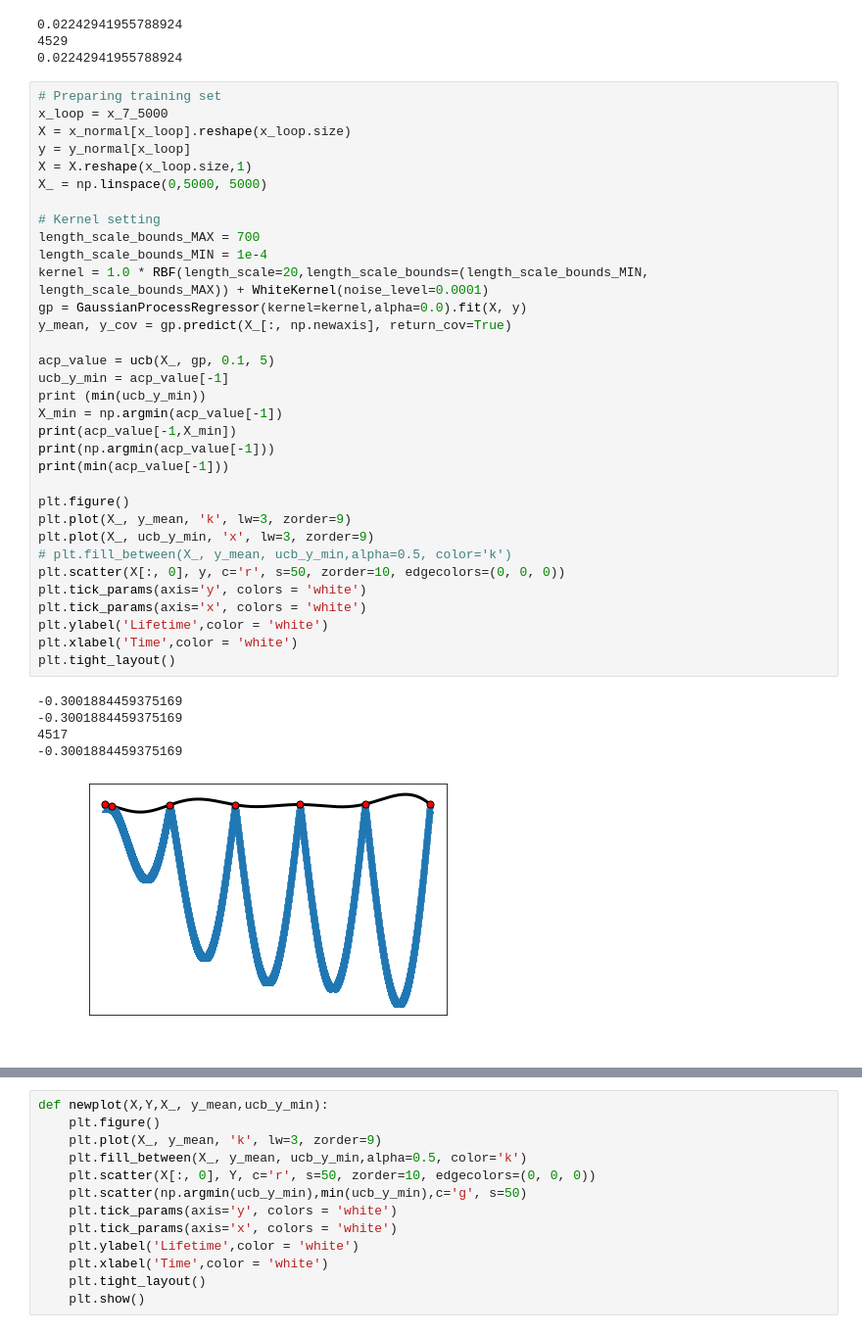
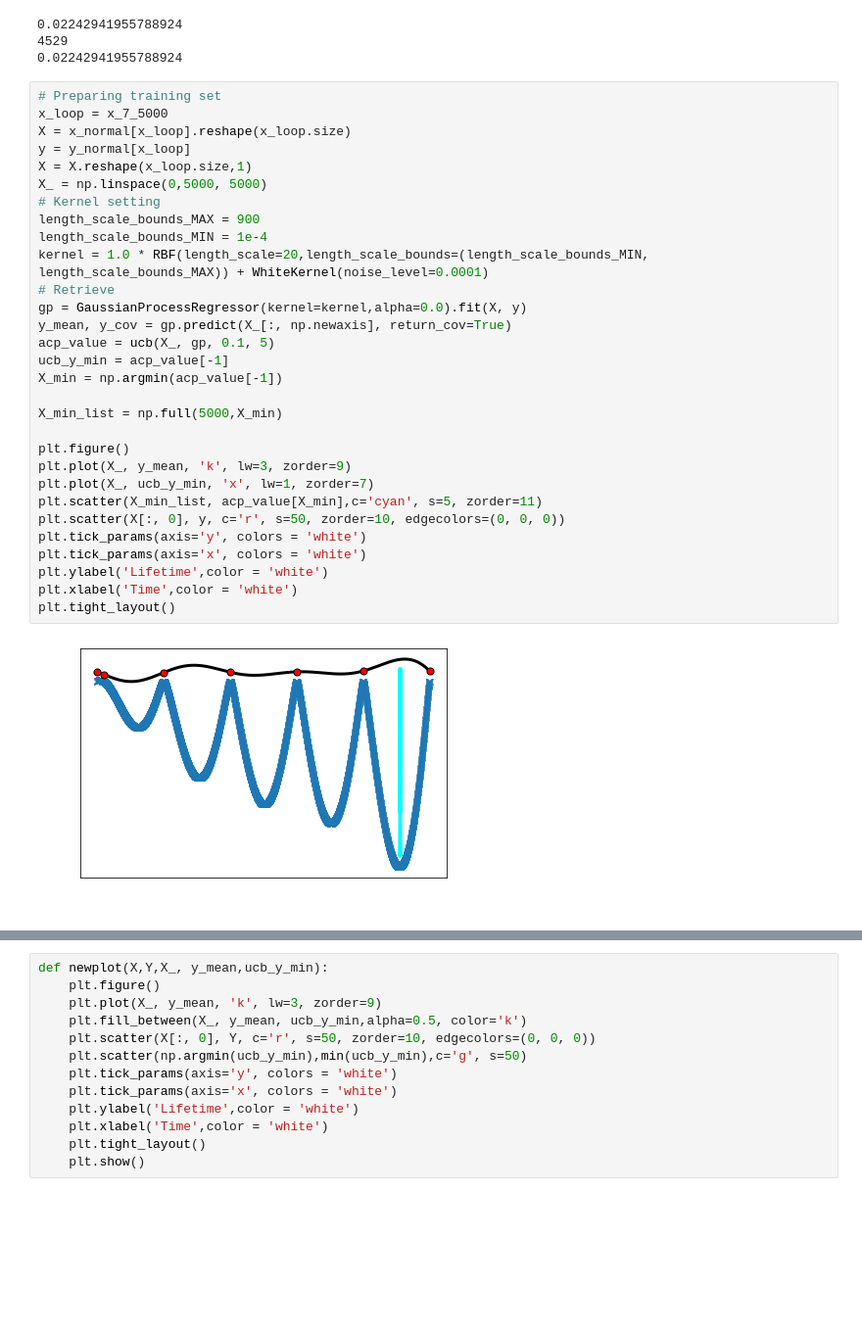
Before and after one commit to michelleliu1027/Bayesian_PV, a Jupyter notebook: BO_85.ipynb, the cells around one changed output, grey strips where cells are left out. Shown at 98% size. Drawn from its saved outputs; the diff is of its cells as text; blank space fills up the shorter version.

Commit message:
gp trained with full data

```diff
--- a/BO_85.ipynb
+++ b/BO_85.ipynb
@@ -109,39 +138,32 @@ print(min(acp_value[-1]))
 # %%
 # Preparing training set
 x_loop = x_7_5000
 X = x_normal[x_loop].reshape(x_loop.size)
 y = y_normal[x_loop]
 X = X.reshape(x_loop.size,1)
 X_ = np.linspace(0,5000, 5000)
-
 # Kernel setting
-length_scale_bounds_MAX = 700
+length_scale_bounds_MAX = 900
 length_scale_bounds_MIN = 1e-4
 kernel = 1.0 * RBF(length_scale=20,length_scale_bounds=(length_scale_bounds_MIN, length_scale_bounds_MAX)) + WhiteKernel(noise_level=0.0001)
+# Retrieve
 gp = GaussianProcessRegressor(kernel=kernel,alpha=0.0).fit(X, y)
 y_mean, y_cov = gp.predict(X_[:, np.newaxis], return_cov=True)
-
 acp_value = ucb(X_, gp, 0.1, 5)
 ucb_y_min = acp_value[-1]
-print (min(ucb_y_min))
 X_min = np.argmin(acp_value[-1])
-print(acp_value[-1,X_min])
-print(np.argmin(acp_value[-1]))
-print(min(acp_value[-1]))
+
+X_min_list = np.full(5000,X_min)
 
 plt.figure()
 plt.plot(X_, y_mean, 'k', lw=3, zorder=9)
-plt.plot(X_, ucb_y_min, 'x', lw=3, zorder=9)
-# plt.fill_between(X_, y_mean, ucb_y_min,alpha=0.5, color='k')
+plt.plot(X_, ucb_y_min, 'x', lw=1, zorder=7)
+plt.scatter(X_min_list, acp_value[X_min],c='cyan', s=5, zorder=11)
 plt.scatter(X[:, 0], y, c='r', s=50, zorder=10, edgecolors=(0, 0, 0))
 plt.tick_params(axis='y', colors = 'white')
 plt.tick_params(axis='x', colors = 'white')
 plt.ylabel('Lifetime',color = 'white')
 plt.xlabel('Time',color = 'white')
 plt.tight_layout()
 # %% [output]
--0.3001884459375169
--0.3001884459375169
-4517
--0.3001884459375169
-[figure, old version]
+[figure, new version]
```
Also changed, not shown: parts of 4 cells of this notebook.
